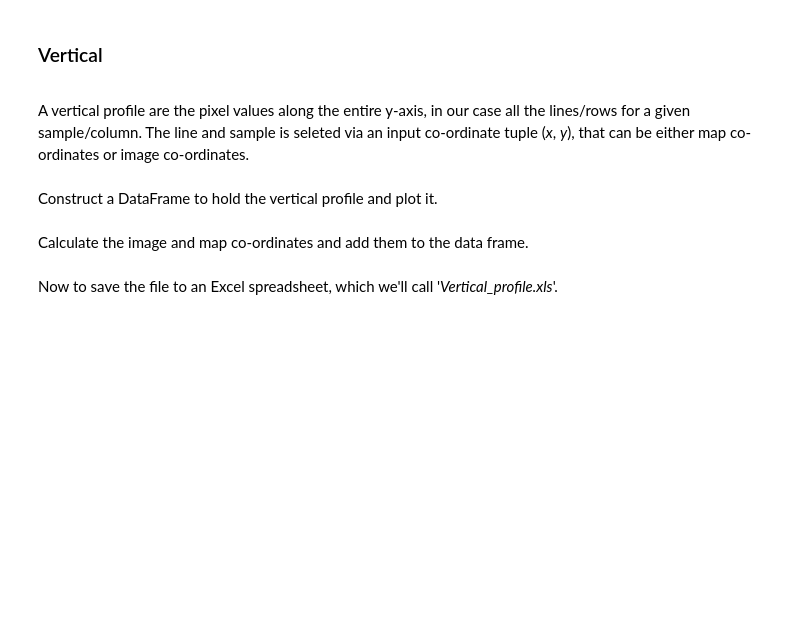
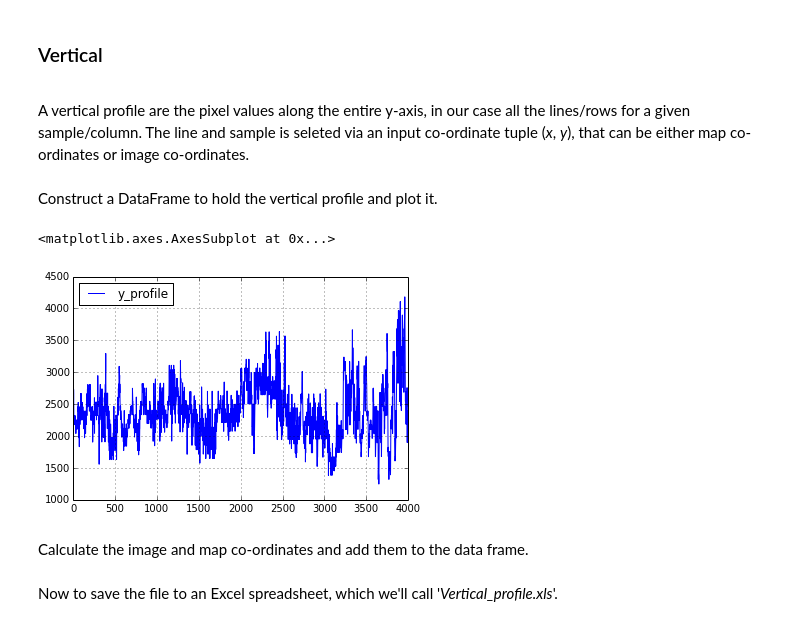
Before and after one commit to sixy6e/stash, a Jupyter notebook: Python/notebooks/interactive_use_with_the_agdc.ipynb, the cells around one changed output. Cells and saved outputs as stored; diff of their text form; code cells hidden in the pictures; blank space fills up the shorter version.

```diff
--- a/Python/notebooks/interactive_use_with_the_agdc.ipynb
+++ b/Python/notebooks/interactive_use_with_the_agdc.ipynb
@@ -304 +303,4 @@ x_prf1 = profiles.x_profile(nbar_nir, (2812, 3091))
+# %%
+xloc, yloc = (3212, 2891)
+x_prf1 = profiles.x_profile(nbar_nir, (xloc, yloc))
 # %%
@@ -358,13 +366,16 @@ axes[1].plot(x_prf1_subset)
 # %% [markdown]
 A vertical profile are the pixel values along the entire y-axis, in our case all the lines/rows for a given sample/column.  The line and sample is seleted via an input co-ordinate tuple (*x*, *y*), that can be either map co-ordinates or image co-ordinates.
 # %%
-y_prf = profiles.y_profile(nbar_nir, (2812, 3091))
+y_prf = profiles.y_profile(nbar_nir, (xloc, yloc))
 # %% [markdown]
 Construct a DataFrame to hold the vertical profile and plot it.
 # %%
 dfy = pandas.DataFrame()
-dfy'y_profile'] = y_prf
+dfy['y_profile'] = y_prf
 dfy.plot()
+# %% [output]
+<matplotlib.axes.AxesSubplot at 0x...>
+[figure, added]
 # %% [markdown]
 Calculate the image and map co-ordinates and add them to the data frame.
 # %%
```
Also changed, not shown: parts of 106 cells of this notebook.
